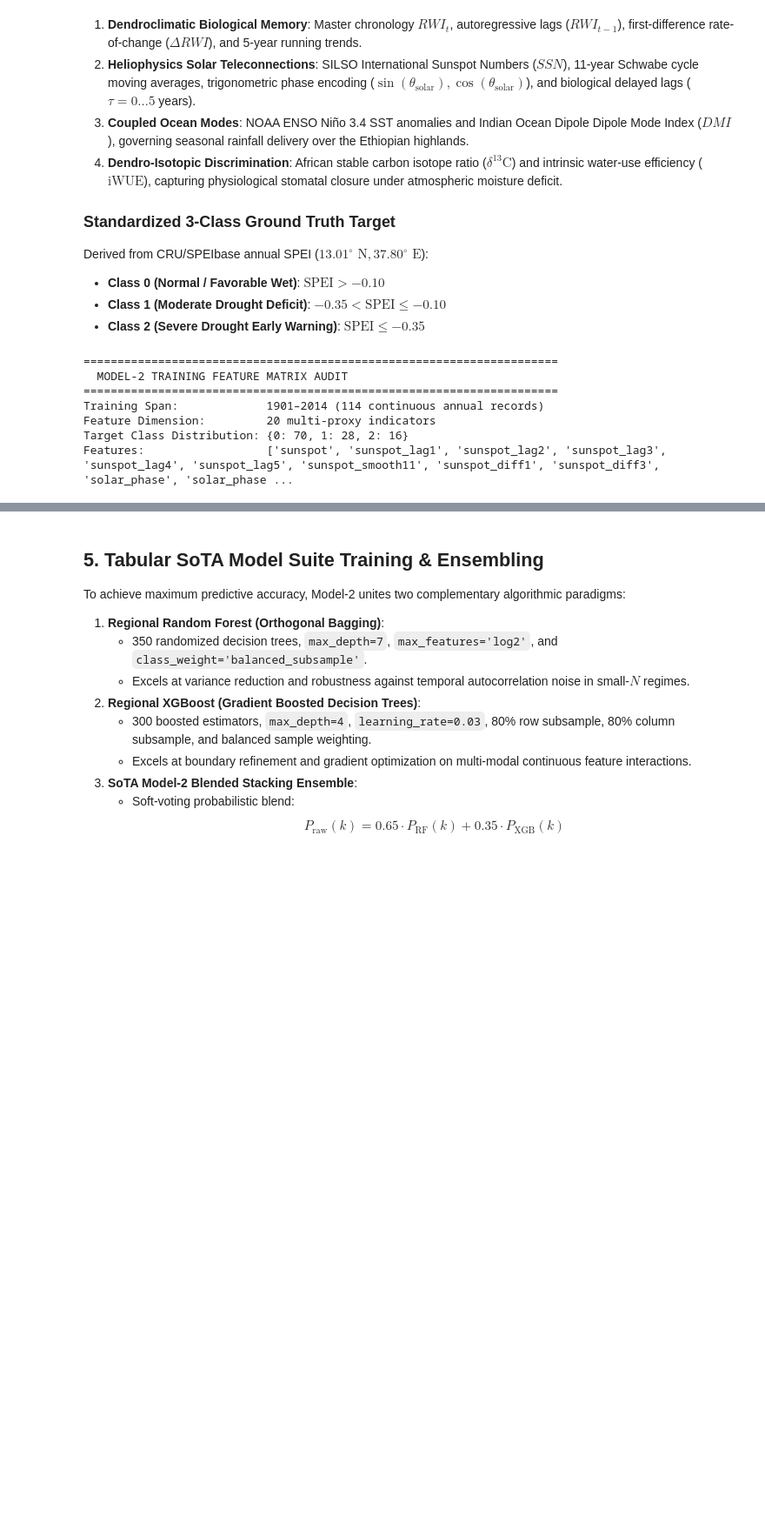
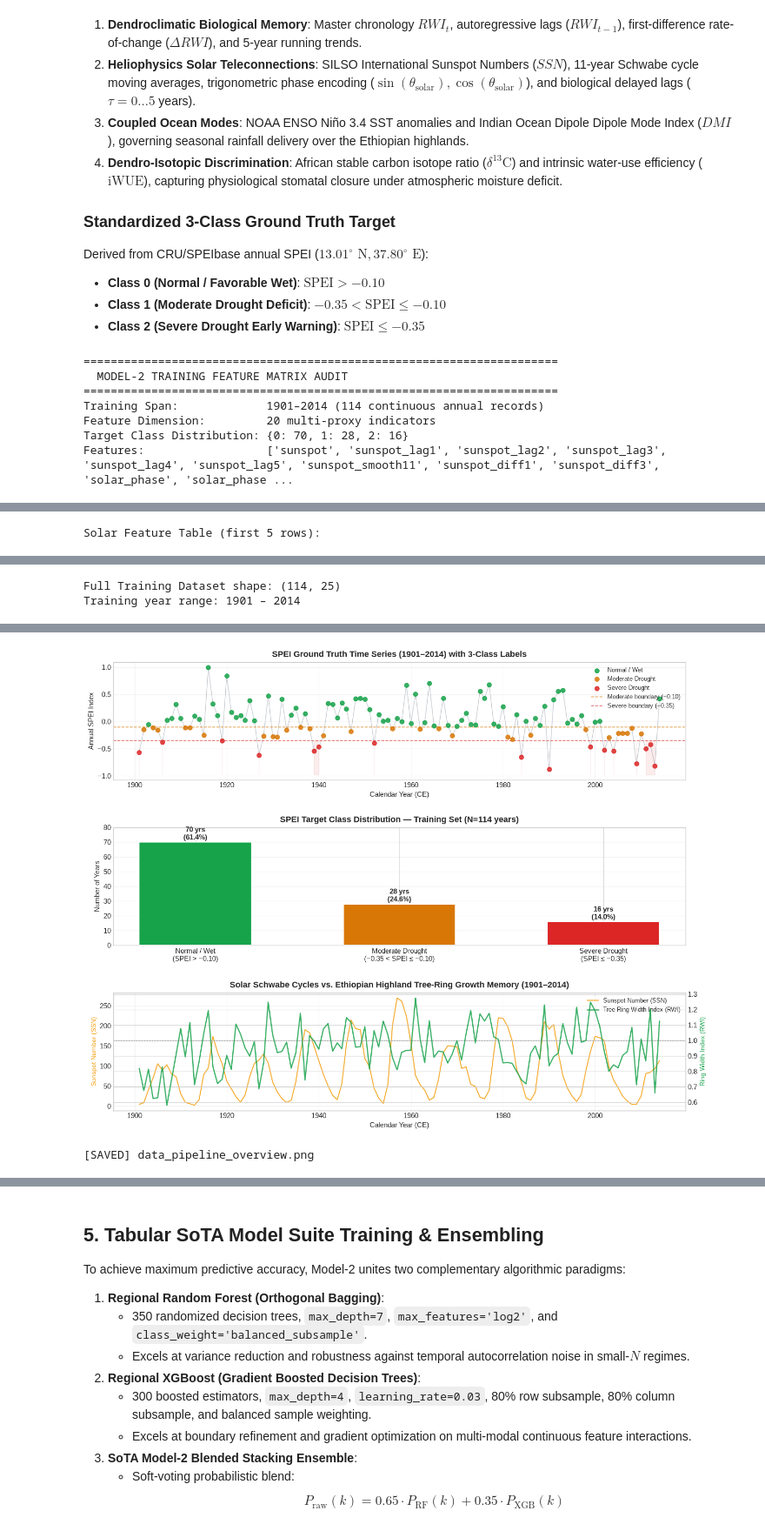
Before and after one commit to ezekiyastsegaye123-cmyk/Fradscr, a Jupyter notebook: model-2.ipynb, the cells around one changed output, grey strips where cells are left out. Shown at 87% size. Saved outputs shown, nothing was run; the diff lists cells and outputs as text; code cells hidden in the pictures; blank space fills up the shorter version.

```diff
--- a/model-2.ipynb
+++ b/model-2.ipynb
@@ -243,0 +252,72 @@ Features:                  ['sunspot', 'sunspot_lag1', 'sunspot_lag2', 'sunspot_
+# %%
+# ── Raw Data Preview ──────────────────────────────────────────────────────────
+print("=" * 70)
+print("  DATA PROCESSING PIPELINE — SAMPLE INSPECTION")
+print("=" * 70)
+print(f"\nMaster Chronology (first 5 rows):")
+display(df_master_chron.head())
+
+print(f"\nSolar Feature Table (first 5 rows):")
+display(df_solar.head())
+
+print(f"\nFull Training Dataset shape: {df_train.shape}")
+print(f"Training year range: {int(df_train['year'].min())} – {int(df_train['year'].max())}")
+display(df_train[['year', 'spei', 'target_3class', 'rwi', 'sunspot', 'nino34_mean', 'd13c', 'iwue']].head(8))
+
+# ── Figure 1: SPEI Time Series + Class Labels ─────────────────────────────────
+fig, axes = plt.subplots(3, 1, figsize=(14, 11))
+
+colors = {0: '#16a34a', 1: '#d97706', 2: '#dc2626'}
+labels_map = {0: 'Normal / Wet', 1: 'Moderate Drought', 2: 'Severe Drought'}
+
+ax = axes[0]
+for cls in [0, 1, 2]:
+    mask = df_train['target_3class'] == cls
+    ax.scatter(df_train.loc[mask, 'year'], df_train.loc[mask, 'spei'],
+               c=colors[cls], label=labels_map[cls], s=45, zorder=3, alpha=0.85)
+ax.plot(df_train['year'], df_train['spei'], color='#475569', alpha=0.3, linewidth=1, zorder=1)
+ax.axhline(-0.10, color='#d97706', linestyle='--', linewidth=1.2, alpha=0.7, label='Moderate boundary (−0.10)')
+ax.axhline(-0.35, color='#dc2626', linestyle='--', linewidth=1.2, alpha=0.7, label='Severe boundary (−0.35)')
+ax.fill_between(df_train['year'], -0.35, df_train['spei'].min() - 0.1,
+                where=df_train['spei'] < -0.35, color='#dc2626', alpha=0.08)
+ax.set_title('SPEI Ground Truth Time Series (1901–2014) with 3-Class Labels', fontsize=13, fontweight='bold', pad=8)
+ax.set_ylabel('Annual SPEI Index', fontsize=11)
+ax.set_xlabel('Calendar Year (CE)', fontsize=11)
+ax.legend(loc='upper right', fontsize=9)
+ax.grid(True, alpha=0.25)
+
+# ── Figure 2: Class Balance Pie + Bar ─────────────────────────────────────────
+ax2 = axes[1]
+class_counts = pd.Series(y_train).value_counts().sort_index()
+class_colors = ['#16a34a', '#d97706', '#dc2626']
+class_names  = ['Normal / Wet\n(SPEI > −0.10)', 'Moderate Drought\n(−0.35 < SPEI ≤ −0.10)', 'Severe Drought\n(SPEI ≤ −0.35)']
+bars = ax2.bar(class_names, class_counts.values, color=class_colors, edgecolor='white', linewidth=1.5, width=0.55)
+for bar, count in zip(bars, class_counts.values):
+    pct = count / len(y_train) * 100
+    ax2.text(bar.get_x() + bar.get_width()/2, bar.get_height() + 0.3,
+             f'{count} yrs\n({pct:.1f}%)', ha='center', va='bottom', fontsize=11, fontweight='bold')
+ax2.set_title('SPEI Target Class Distribution — Training Set (N=114 years)', fontsize=13, fontweight='bold', pad=8)
+ax2.set_ylabel('Number of Years', fontsize=11)
+ax2.set_ylim(0, class_counts.max() + 10)
+ax2.grid(True, axis='y', alpha=0.25)
+
+# ── Figure 3: Solar Cycles vs Tree-Ring Growth ────────────────────────────────
+ax3 = axes[2]
+ax3b = ax3.twinx()
+ax3.plot(df_train['year'], df_train['sunspot'], color='#f59e0b', linewidth=1.5, alpha=0.85, label='Sunspot Number (SSN)')
+ax3b.plot(df_train['year'], df_train['rwi'], color='#16a34a', linewidth=1.8, alpha=0.85, label='Tree-Ring Width Index (RWI)')
+ax3b.axhline(1.0, color='gray', linestyle=':', alpha=0.5)
+ax3.set_ylabel('Sunspot Number (SSN)', color='#f59e0b', fontsize=10)
+ax3b.set_ylabel('Ring Width Index (RWI)', color='#16a34a', fontsize=10)
+ax3.set_xlabel('Calendar Year (CE)', fontsize=11)
+ax3.set_title('Solar Schwabe Cycles vs. Ethiopian Highland Tree-Ring Growth Memory (1901–2014)', fontsize=13, fontweight='bold', pad=8)
+lines1, labels1 = ax3.get_legend_handles_labels()
+lines2, labels2 = ax3b.get_legend_handles_labels()
+ax3.legend(lines1 + lines2, labels1 + labels2, loc='upper right', fontsize=9)
+ax3.grid(True, alpha=0.25)
+
+plt.tight_layout(pad=2.5)
+plt.savefig(PROJECT_ROOT / "outputs/figures/data_pipeline_overview.png", dpi=130, bbox_inches='tight')
+plt.show()
+print("[SAVED] data_pipeline_overview.png")
+# %% [output]
@@ -243,0 +335 @@ Features:                  ['sunspot', 'sunspot_lag1', 'sunspot_lag2', 'sunspot_
+Solar Feature Table (first 5 rows):
@@ -243,0 +342,2 @@ Features:                  ['sunspot', 'sunspot_lag1', 'sunspot_lag2', 'sunspot_
+Full Training Dataset shape: (114, 25)
+Training year range: 1901 – 2014
@@ -243,0 +353,2 @@ Features:                  ['sunspot', 'sunspot_lag1', 'sunspot_lag2', 'sunspot_
+[figure, added]
+[SAVED] data_pipeline_overview.png
```
Also changed, not shown: parts of 9 cells of this notebook, 11 other files.
